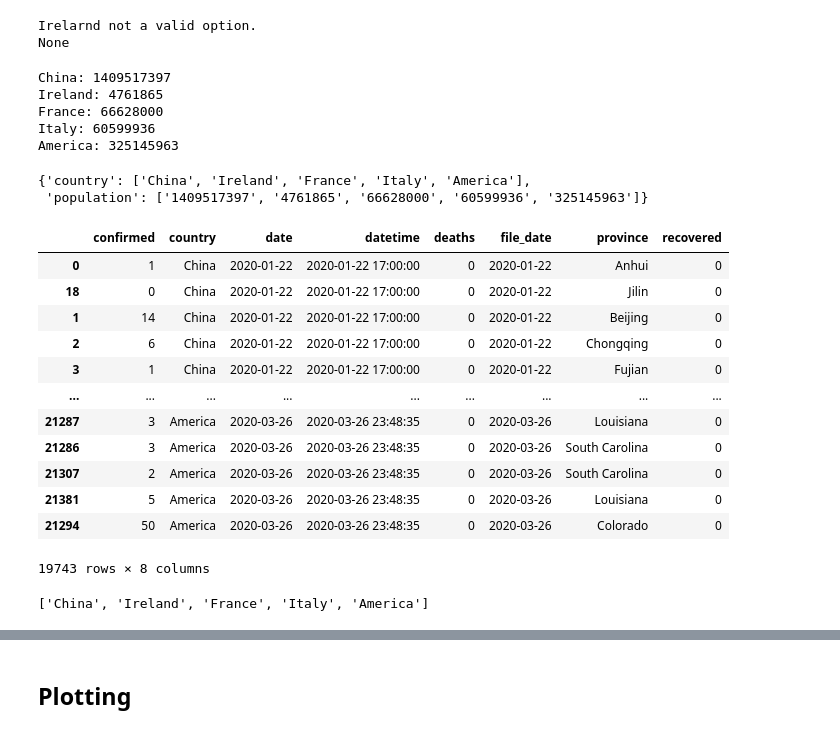
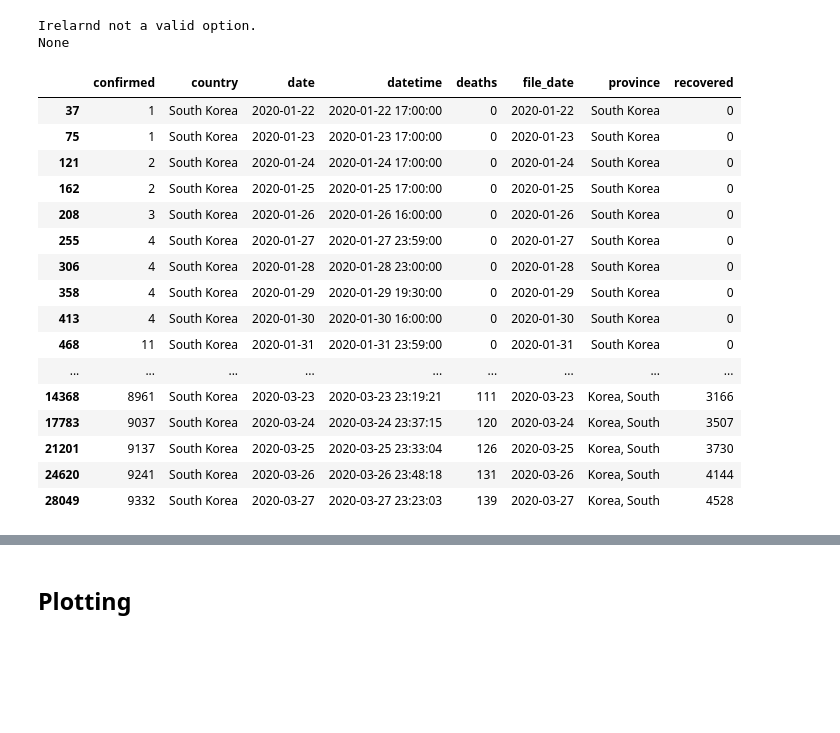
Before and after one commit to AaronWard/covidify, a Jupyter notebook: notebooks/log.ipynb, the cells around one changed output, grey strips where cells are left out. Cells and saved outputs as stored; diff of their text form; code cells hidden in the pictures; blank space fills up the shorter version.

```diff
--- a/notebooks/log.ipynb
+++ b/notebooks/log.ipynb
@@ -59,35 +67,2 @@ COUNTRIES = ['China', 'Ireland', 'France', 'Italy', 'America']
-# %%
-country_dict = {'country': COUNTRIES, 'population': []}
-
-for country in COUNTRIES:
-    pop = get_country_population(country)
-    country_dict['population'].append(pop)
-    print(country + ': ' + pop)
-
-country_dict
-# %% [output]
-China: 1409517397
-Ireland: 4761865
-France: 66628000
-Italy: 60599936
-America: 325145963
-{'country': ['China', 'Ireland', 'France', 'Italy', 'America'],
- 'population': ['1409517397', '4761865', '66628000', '60599936', '325145963']}
-# %%
-df
-# %% [output]
-|  | confirmed | country | date | datetime | deaths | file_date | province | recovered |
-| 0 | 1 | China | 2020-01-22 | 2020-01-22 17:00:00 | 0 | 2020-01-22 | Anhui | 0 |
-| 18 | 0 | China | 2020-01-22 | 2020-01-22 17:00:00 | 0 | 2020-01-22 | Jilin | 0 |
-| 1 | 14 | China | 2020-01-22 | 2020-01-22 17:00:00 | 0 | 2020-01-22 | Beijing | 0 |
-| 2 | 6 | China | 2020-01-22 | 2020-01-22 17:00:00 | 0 | 2020-01-22 | Chongqing | 0 |
-| 3 | 1 | China | 2020-01-22 | 2020-01-22 17:00:00 | 0 | 2020-01-22 | Fujian | 0 |
-| ... | ... | ... | ... | ... | ... | ... | ... | ... |
-| 21287 | 3 | America | 2020-03-26 | 2020-03-26 23:48:35 | 0 | 2020-03-26 | Louisiana | 0 |
-| 21286 | 3 | America | 2020-03-26 | 2020-03-26 23:48:35 | 0 | 2020-03-26 | South Carolina | 0 |
-| 21307 | 2 | America | 2020-03-26 | 2020-03-26 23:48:35 | 0 | 2020-03-26 | South Carolina | 0 |
-| 21381 | 5 | America | 2020-03-26 | 2020-03-26 23:48:35 | 0 | 2020-03-26 | Louisiana | 0 |
-| 21294 | 50 | America | 2020-03-26 | 2020-03-26 23:48:35 | 0 | 2020-03-26 | Colorado | 0 |
-19743 rows × 8 columns
 # %%
 df = pd.read_parquet(os.path.join(DATA_DIR, FILE))
@@ -102,4 +74,0 @@ for col in ['confirmed', 'deaths', 'recovered']:
-# %%
-COUNTRIES
-# %% [output]
-['China', 'Ireland', 'France', 'Italy', 'America']
@@ -118,15 +98,32 @@ def get_country_cases(col, df, country):
 # %%
-#filter dataframe
-df = df[df.country.isin(COUNTRIES)]
-test_df = pd.DataFrame([])
-test_df['date'] = df.file_date.unique()
+
+def fix_data(tmp_df)
+
 
 #Check if country not in filter dataframe
 for country in COUNTRIES:
     if country not in df.country.values:
         print(country, 'not in list. Please check spelling')
     else:
         test_df[country.lower() + '_confirmed'] = get_country_cases('confirmed', df, country)
+# %% [output]
+|  | confirmed | country | date | datetime | deaths | file_date | province | recovered |
+| 37 | 1 | South Korea | 2020-01-22 | 2020-01-22 17:00:00 | 0 | 2020-01-22 | South Korea | 0 |
+| 75 | 1 | South Korea | 2020-01-23 | 2020-01-23 17:00:00 | 0 | 2020-01-23 | South Korea | 0 |
+| 121 | 2 | South Korea | 2020-01-24 | 2020-01-24 17:00:00 | 0 | 2020-01-24 | South Korea | 0 |
+| 162 | 2 | South Korea | 2020-01-25 | 2020-01-25 17:00:00 | 0 | 2020-01-25 | South Korea | 0 |
+| 208 | 3 | South Korea | 2020-01-26 | 2020-01-26 16:00:00 | 0 | 2020-01-26 | South Korea | 0 |
+| 255 | 4 | South Korea | 2020-01-27 | 2020-01-27 23:59:00 | 0 | 2020-01-27 | South Korea | 0 |
+| 306 | 4 | South Korea | 2020-01-28 | 2020-01-28 23:00:00 | 0 | 2020-01-28 | South Korea | 0 |
+| 358 | 4 | South Korea | 2020-01-29 | 2020-01-29 19:30:00 | 0 | 2020-01-29 | South Korea | 0 |
+| 413 | 4 | South Korea | 2020-01-30 | 2020-01-30 16:00:00 | 0 | 2020-01-30 | South Korea | 0 |
+| 468 | 11 | South Korea | 2020-01-31 | 2020-01-31 23:59:00 | 0 | 2020-01-31 | South Korea | 0 |
+| ... | ... | ... | ... | ... | ... | ... | ... | ... |
+| 14368 | 8961 | South Korea | 2020-03-23 | 2020-03-23 23:19:21 | 111 | 2020-03-23 | Korea, South | 3166 |
+| 17783 | 9037 | South Korea | 2020-03-24 | 2020-03-24 23:37:15 | 120 | 2020-03-24 | Korea, South | 3507 |
+| 21201 | 9137 | South Korea | 2020-03-25 | 2020-03-25 23:33:04 | 126 | 2020-03-25 | Korea, South | 3730 |
+| 24620 | 9241 | South Korea | 2020-03-26 | 2020-03-26 23:48:18 | 131 | 2020-03-26 | Korea, South | 4144 |
+| 28049 | 9332 | South Korea | 2020-03-27 | 2020-03-27 23:23:03 | 139 | 2020-03-27 | Korea, South | 4528 |
 # %%
 test_df
 # %% [output]
```
Also changed, not shown: parts of 8 cells of this notebook.
